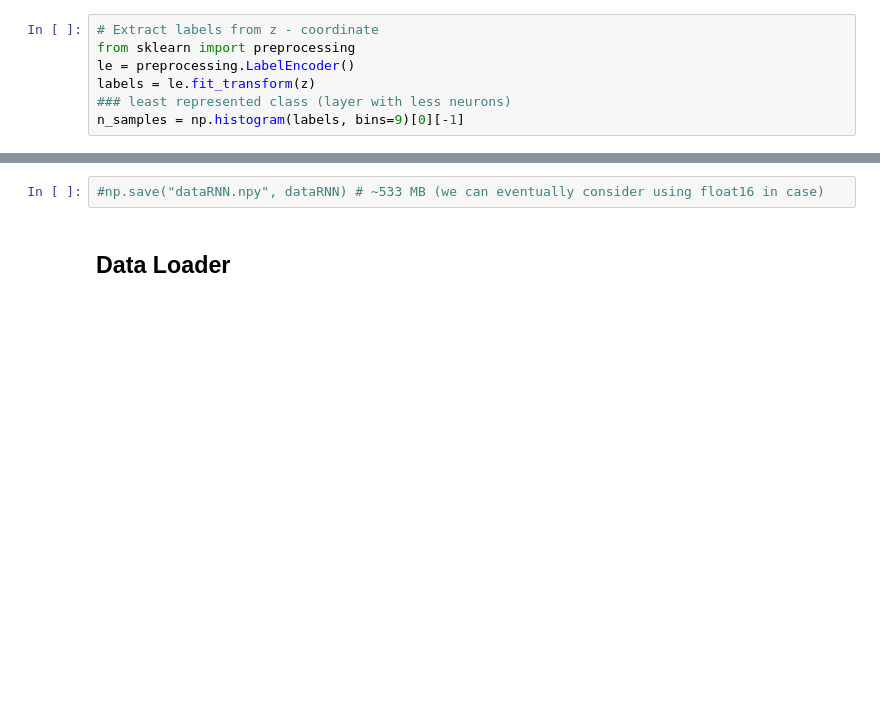
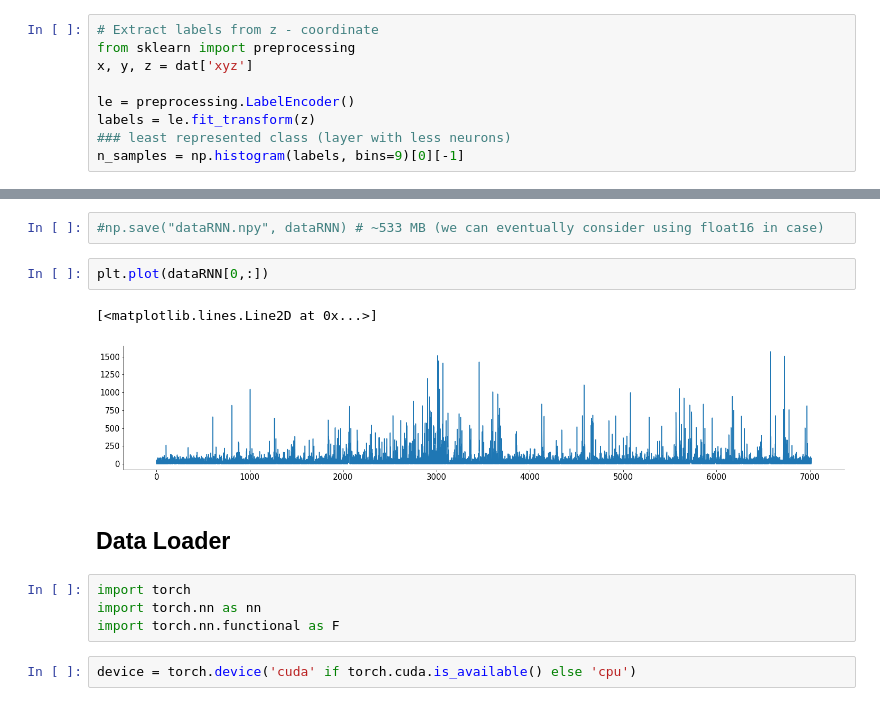
Before and after one commit to sazio/NMAs, a Jupyter notebook: src/Data_Loader.ipynb, the cells around one changed output, grey strips where cells are left out. Saved outputs shown, nothing was run; the diff lists cells and outputs as text; blank space fills up the shorter version.

```diff
--- a/src/Data_Loader.ipynb
+++ b/src/Data_Loader.ipynb
@@ -50,6 +50,8 @@ The first problem to address is that for each layer we don't have the exact same
 # %%
 # Extract labels from z - coordinate
 from sklearn import preprocessing
+x, y, z = dat['xyz']
+
 le = preprocessing.LabelEncoder()
 labels = le.fit_transform(z)
 ### least represented class (layer with less neurons)
@@ -71,4 +92,15 @@ for i in range(0,9):
 # %%
 #np.save("dataRNN.npy", dataRNN) # ~533 MB (we can eventually consider using float16 in case)
+# %%
+plt.plot(dataRNN[0,:])
+# %% [output]
+[<matplotlib.lines.Line2D at 0x...>]
+[figure, added]
 # %% [markdown]
 ## Data Loader
+# %%
+import torch
+import torch.nn as nn
+import torch.nn.functional as F
+# %%
+device = torch.device('cuda' if torch.cuda.is_available() else 'cpu')
```
Also changed, not shown: parts of 12 cells of this notebook.
